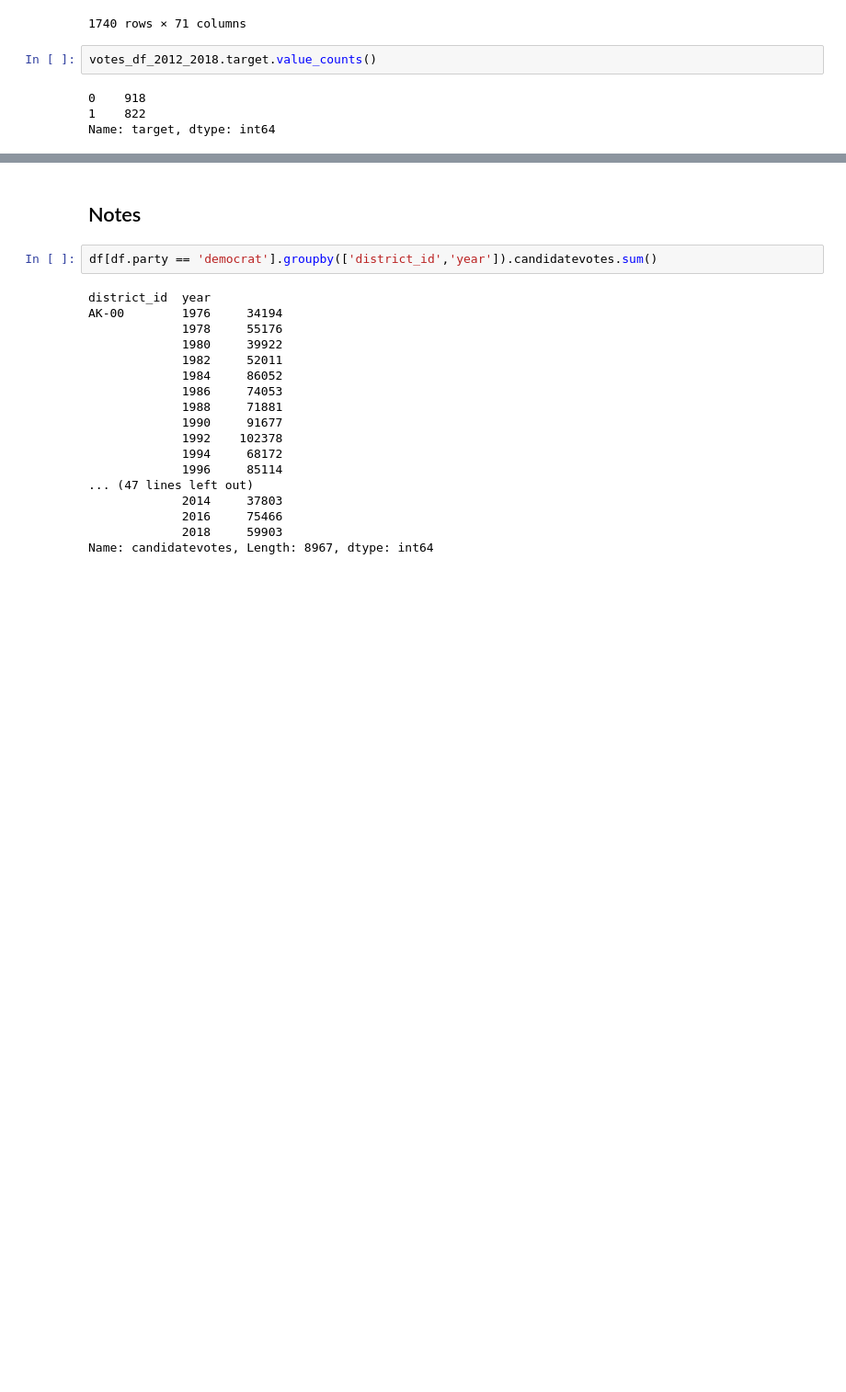
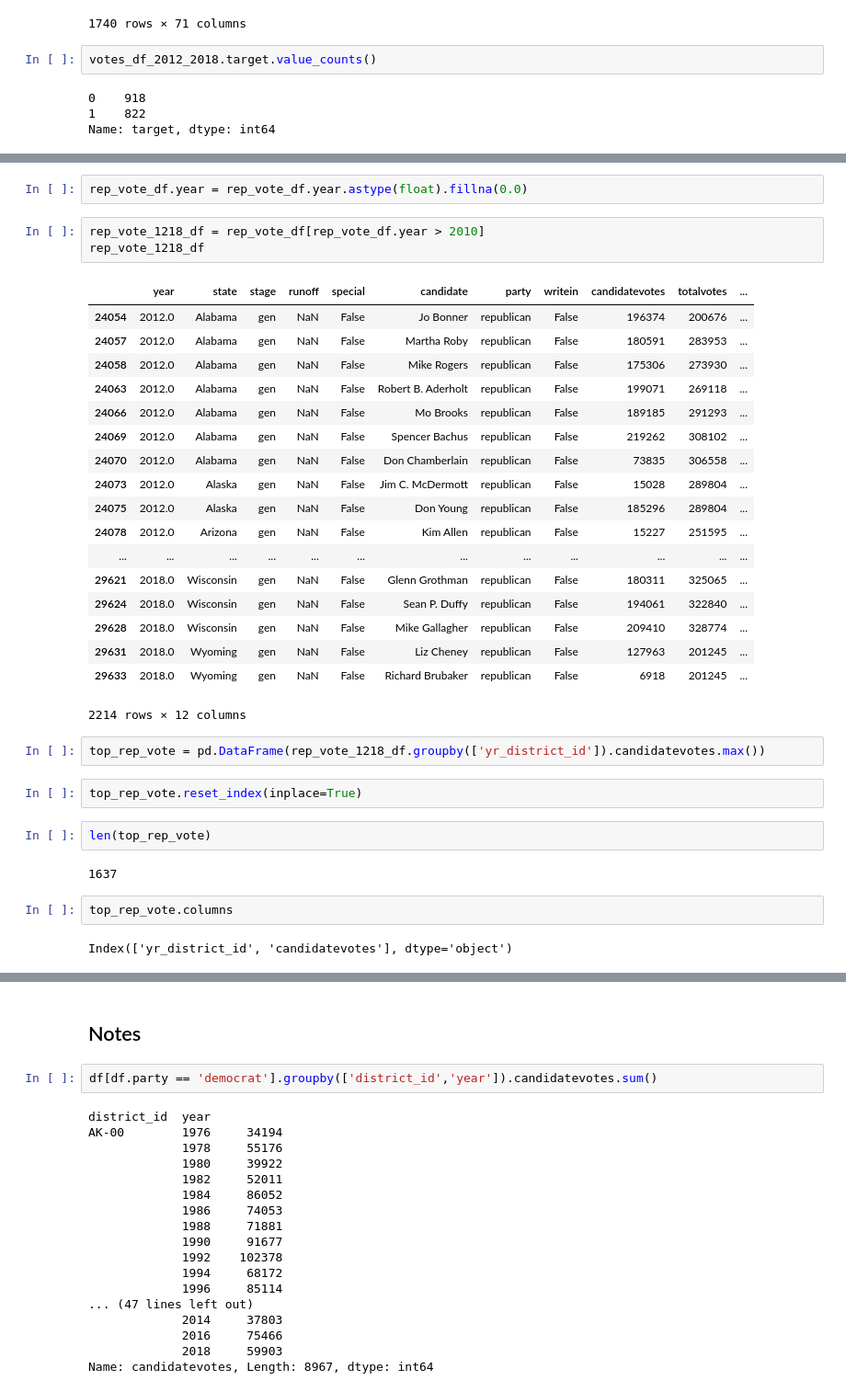
Before and after one commit to phoebetwong/2020-predictions, a Jupyter notebook: notebooks/02_processing/VoteCount_Cleaning_Features_PW.ipynb, the cells around one changed output, grey strips where cells are left out. Shown: that part at 92% size. Drawn from its saved outputs; the diff is of its cells as text; blank space fills up the shorter version.

```diff
--- a/notebooks/02_processing/VoteCount_Cleaning_Features_PW.ipynb
+++ b/notebooks/02_processing/VoteCount_Cleaning_Features_PW.ipynb
@@ -675,0 +796,36 @@ Name: target, dtype: int64
+# %%
+rep_vote_df.year = rep_vote_df.year.astype(float).fillna(0.0)
+# %%
+rep_vote_1218_df = rep_vote_df[rep_vote_df.year > 2010]
+rep_vote_1218_df
+# %% [output]
+|  | year | state | stage | runoff | special | candidate | party | writein | candidatevotes | totalvotes | ... |
+| 24054 | 2012.0 | Alabama | gen | NaN | False | Jo Bonner | republican | False | 196374 | 200676 | ... |
+| 24057 | 2012.0 | Alabama | gen | NaN | False | Martha Roby | republican | False | 180591 | 283953 | ... |
+| 24058 | 2012.0 | Alabama | gen | NaN | False | Mike Rogers | republican | False | 175306 | 273930 | ... |
+| 24063 | 2012.0 | Alabama | gen | NaN | False | Robert B. Aderholt | republican | False | 199071 | 269118 | ... |
+| 24066 | 2012.0 | Alabama | gen | NaN | False | Mo Brooks | republican | False | 189185 | 291293 | ... |
+| 24069 | 2012.0 | Alabama | gen | NaN | False | Spencer Bachus | republican | False | 219262 | 308102 | ... |
+| 24070 | 2012.0 | Alabama | gen | NaN | False | Don Chamberlain | republican | False | 73835 | 306558 | ... |
+| 24073 | 2012.0 | Alaska | gen | NaN | False | Jim C. McDermott | republican | False | 15028 | 289804 | ... |
+| 24075 | 2012.0 | Alaska | gen | NaN | False | Don Young | republican | False | 185296 | 289804 | ... |
+| 24078 | 2012.0 | Arizona | gen | NaN | False | Kim Allen | republican | False | 15227 | 251595 | ... |
+| ... | ... | ... | ... | ... | ... | ... | ... | ... | ... | ... | ... |
+| 29621 | 2018.0 | Wisconsin | gen | NaN | False | Glenn Grothman | republican | False | 180311 | 325065 | ... |
+| 29624 | 2018.0 | Wisconsin | gen | NaN | False | Sean P. Duffy | republican | False | 194061 | 322840 | ... |
+| 29628 | 2018.0 | Wisconsin | gen | NaN | False | Mike Gallagher | republican | False | 209410 | 328774 | ... |
+| 29631 | 2018.0 | Wyoming | gen | NaN | False | Liz Cheney | republican | False | 127963 | 201245 | ... |
+| 29633 | 2018.0 | Wyoming | gen | NaN | False | Richard Brubaker | republican | False | 6918 | 201245 | ... |
+2214 rows × 12 columns
+# %%
+top_rep_vote = pd.DataFrame(rep_vote_1218_df.groupby(['yr_district_id']).candidatevotes.max())
+# %%
+top_rep_vote.reset_index(inplace=True)
+# %%
+len(top_rep_vote)
+# %% [output]
+1637
+# %%
+top_rep_vote.columns
+# %% [output]
+Index(['yr_district_id', 'candidatevotes'], dtype='object')
```
Also changed, not shown: parts of 39 cells of this notebook, 1 other file.
